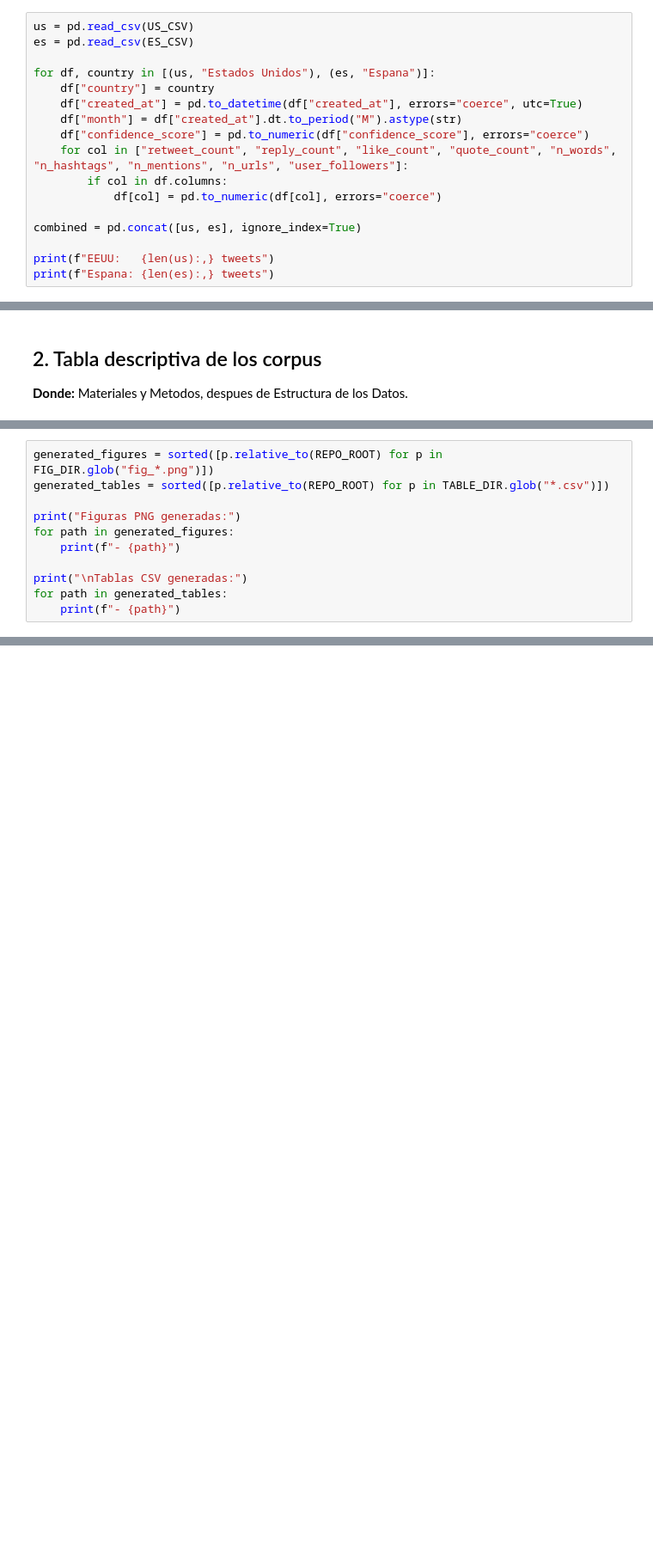
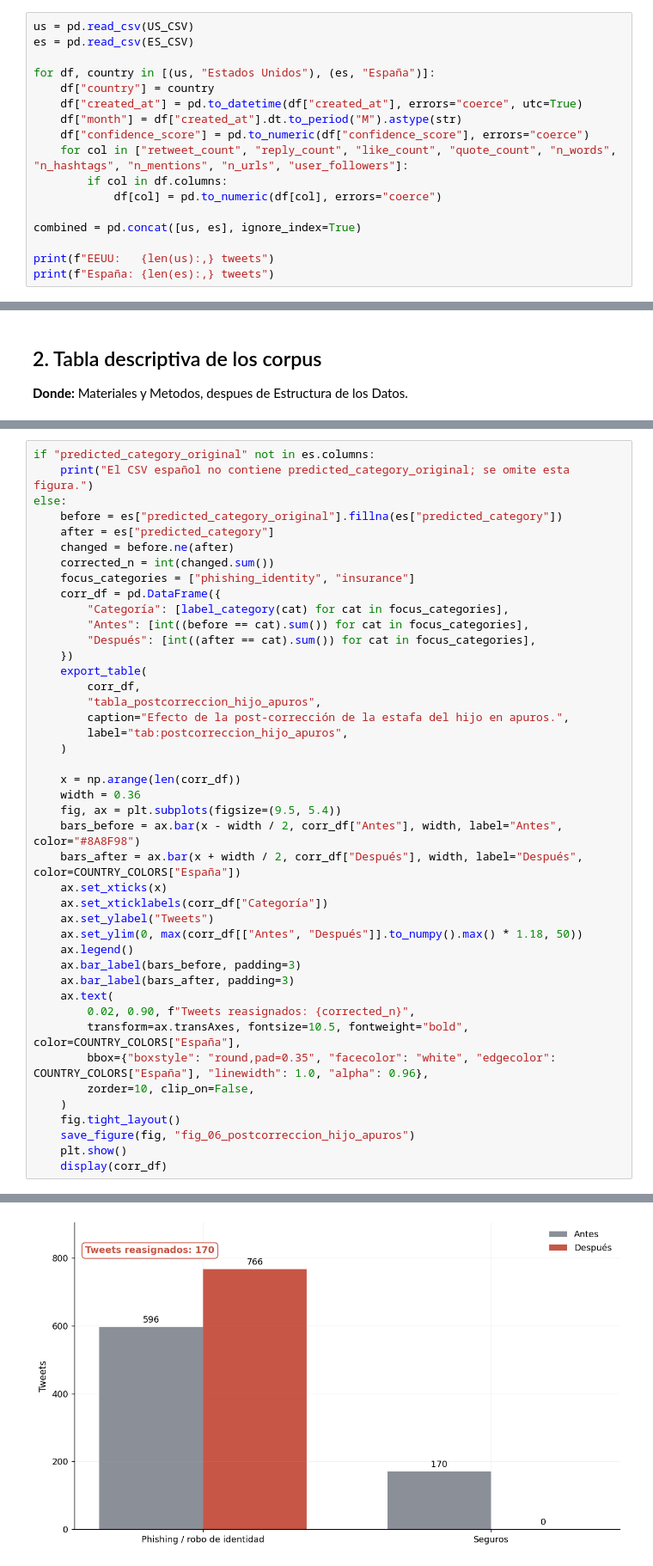
Before and after one commit to rpinongomez-ui/TFM-NTT2-Monitorizacion-Temprana-Delitos-Financieros-en-RRSS, a Jupyter notebook: notebooks/12_visualizaciones_tfm.ipynb, the cells around one changed output, grey strips where cells are left out. Shown at 86% size. Cells and saved outputs as stored; diff of their text form; blank space fills up the shorter version.

```diff
--- a/notebooks/12_visualizaciones_tfm.ipynb
+++ b/notebooks/12_visualizaciones_tfm.ipynb
@@ -155,7 +243,7 @@ Entradas:
 us = pd.read_csv(US_CSV)
 es = pd.read_csv(ES_CSV)
 
-for df, country in [(us, "Estados Unidos"), (es, "Espana")]:
+for df, country in [(us, "Estados Unidos"), (es, "España")]:
     df["country"] = country
     df["created_at"] = pd.to_datetime(df["created_at"], errors="coerce", utc=True)
     df["month"] = df["created_at"].dt.to_period("M").astype(str)
@@ -167,4 +255,4 @@ for df, country in [(us, "Estados Unidos"), (es, "Espana")]:
 combined = pd.concat([us, es], ignore_index=True)
 
 print(f"EEUU:   {len(us):,} tweets")
-print(f"Espana: {len(es):,} tweets")
+print(f"España: {len(es):,} tweets")
@@ -701,11 +265,0 @@ En Overleaf, las figuras se pueden incluir desde `figures/nombre_figura.pdf` o `
-# %%
-generated_figures = sorted([p.relative_to(REPO_ROOT) for p in FIG_DIR.glob("fig_*.png")])
-generated_tables = sorted([p.relative_to(REPO_ROOT) for p in TABLE_DIR.glob("*.csv")])
-
-print("Figuras PNG generadas:")
-for path in generated_figures:
-    print(f"- {path}")
-
-print("\nTablas CSV generadas:")
-for path in generated_tables:
-    print(f"- {path}")
@@ -711,0 +1163,44 @@ for path in generated_tables:
+# %%
+if "predicted_category_original" not in es.columns:
+    print("El CSV español no contiene predicted_category_original; se omite esta figura.")
+else:
+    before = es["predicted_category_original"].fillna(es["predicted_category"])
+    after = es["predicted_category"]
+    changed = before.ne(after)
+    corrected_n = int(changed.sum())
+    focus_categories = ["phishing_identity", "insurance"]
+    corr_df = pd.DataFrame({
+        "Categoría": [label_category(cat) for cat in focus_categories],
+        "Antes": [int((before == cat).sum()) for cat in focus_categories],
+        "Después": [int((after == cat).sum()) for cat in focus_categories],
+    })
+    export_table(
+        corr_df,
+        "tabla_postcorreccion_hijo_apuros",
+        caption="Efecto de la post-corrección de la estafa del hijo en apuros.",
+        label="tab:postcorreccion_hijo_apuros",
+    )
+
+    x = np.arange(len(corr_df))
+    width = 0.36
+    fig, ax = plt.subplots(figsize=(9.5, 5.4))
+    bars_before = ax.bar(x - width / 2, corr_df["Antes"], width, label="Antes", color="#8A8F98")
+    bars_after = ax.bar(x + width / 2, corr_df["Después"], width, label="Después", color=COUNTRY_COLORS["España"])
+    ax.set_xticks(x)
+    ax.set_xticklabels(corr_df["Categoría"])
+    ax.set_ylabel("Tweets")
+    ax.set_ylim(0, max(corr_df[["Antes", "Después"]].to_numpy().max() * 1.18, 50))
+    ax.legend()
+    ax.bar_label(bars_before, padding=3)
+    ax.bar_label(bars_after, padding=3)
+    ax.text(
+        0.02, 0.90, f"Tweets reasignados: {corrected_n}",
+        transform=ax.transAxes, fontsize=10.5, fontweight="bold", color=COUNTRY_COLORS["España"],
+        bbox={"boxstyle": "round,pad=0.35", "facecolor": "white", "edgecolor": COUNTRY_COLORS["España"], "linewidth": 1.0, "alpha": 0.96},
+        zorder=10, clip_on=False,
+    )
+    fig.tight_layout()
+    save_figure(fig, "fig_06_postcorreccion_hijo_apuros")
+    plt.show()
+    display(corr_df)
+# %% [output]
@@ -711,0 +1211 @@ for path in generated_tables:
+[figure, added]
```
Also changed, not shown: parts of 42 cells of this notebook, 21 other files.
